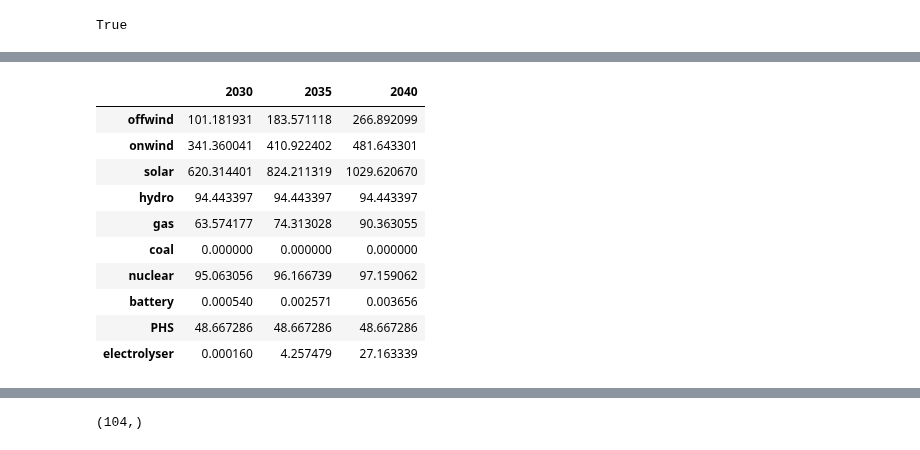
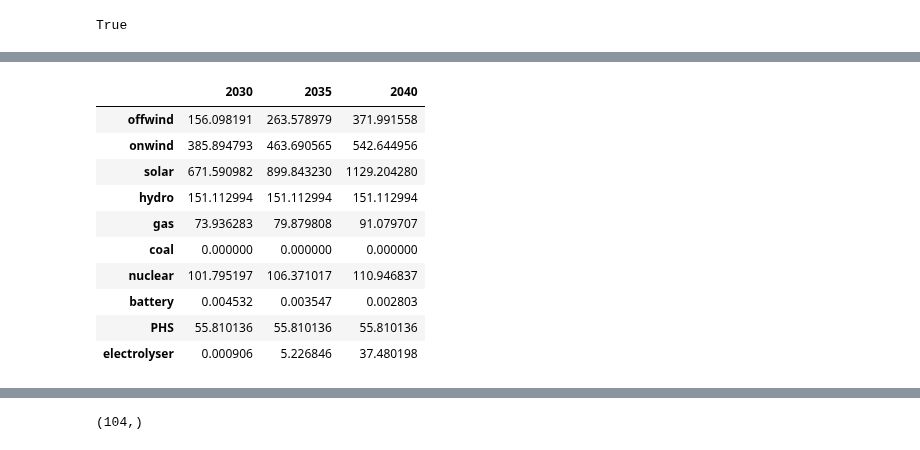
Before and after one commit to LukasFrankenQ/resilient-pypsa-eur, a Jupyter notebook: notebooks/future_validation.ipynb, the cells around one changed output, grey strips where cells are left out. Cells and saved outputs as stored; diff of their text form; code cells hidden in the pictures.

```diff
--- a/notebooks/future_validation.ipynb
+++ b/notebooks/future_validation.ipynb
@@ -596,2 +598,6 @@ Generator  Offshore Wind (AC)           96464.66403
            Run of River                 37089.27323
 dtype: float64
+# %%
+caps = ns[year].statistics.optimal_capacity(groupby=['carrier', 'bus'])
+caps = caps.groupby(level=[0, 1]).sum()
+caps.loc[idx[:, 'home battery charger']]
@@ -602,44 +635,44 @@ onwind_capacity = wind_onshore_power_capacity_mix(valpath)
 offwind_capacity = wind_offshore_power_capacity_mix(valpath)
 nuclear_capacity = nuclear_power_capacity_mix(valpath)
 battery_capacity = battery_power_capacity_mix(valpath)
 
 data = []
 
 for year in years:
 
     year_caps = []
 
     caps = ns[year].statistics.optimal_capacity(groupby=['carrier', 'bus'])
-    caps = caps.loc[idx[:, :, caps.index.get_level_values(2).isin(all_eu27_buses.tolist() + ['EU coal', 'EU lignite', 'EU uranium', 'EU gas'])]]
+    # caps = caps.loc[idx[:, :, caps.index.get_level_values(2).isin(all_eu27_buses.tolist() + ['EU coal', 'EU lignite', 'EU uranium', 'EU gas'])]]
     caps = caps.groupby(level=[0, 1]).sum()
 
     for name, carriers in capacities.items():
 
         if name in ['coal', 'gas']:
             carriers = caps.loc[idx['Link']].index.intersection(carriers)
             year_caps.append(caps.loc[idx['Link', carriers]].sum() * 1e-3)
         elif name in ['nuclear']:
             year_caps.append(caps.loc[idx['Generator', carriers]].sum() * 1e-3)
         else:
             year_caps.append(caps.loc[idx[:, carriers]].sum() * 1e-3)
 
     year_caps = pd.DataFrame({year: year_caps}, index=capacities.keys())
     data.append(year_caps)
 
 data = pd.concat(data, axis=1)
 data
 # %% [output]
 |  | 2030 | 2035 | 2040 |
-| offwind | 101.181931 | 183.571118 | 266.892099 |
-| onwind | 341.360041 | 410.922402 | 481.643301 |
-| solar | 620.314401 | 824.211319 | 1029.620670 |
-| hydro | 94.443397 | 94.443397 | 94.443397 |
-| gas | 63.574177 | 74.313028 | 90.363055 |
+| offwind | 156.098191 | 263.578979 | 371.991558 |
+| onwind | 385.894793 | 463.690565 | 542.644956 |
+| solar | 671.590982 | 899.843230 | 1129.204280 |
+| hydro | 151.112994 | 151.112994 | 151.112994 |
+| gas | 73.936283 | 79.879808 | 91.079707 |
 | coal | 0.000000 | 0.000000 | 0.000000 |
-| nuclear | 95.063056 | 96.166739 | 97.159062 |
-| battery | 0.000540 | 0.002571 | 0.003656 |
-| PHS | 48.667286 | 48.667286 | 48.667286 |
-| electrolyser | 0.000160 | 4.257479 | 27.163339 |
+| nuclear | 101.795197 | 106.371017 | 110.946837 |
+| battery | 0.004532 | 0.003547 | 0.002803 |
+| PHS | 55.810136 | 55.810136 | 55.810136 |
+| electrolyser | 0.000906 | 5.226846 | 37.480198 |
 # %%
 ylimmax = get_ylimmax([
     data.values.flatten(),
```
Also changed, not shown: parts of 17 cells of this notebook, 4 other files.
